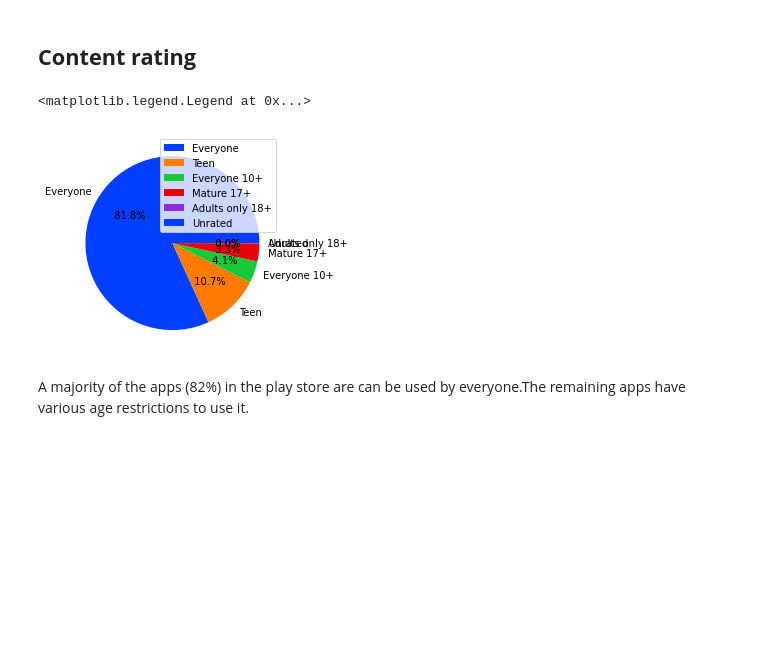
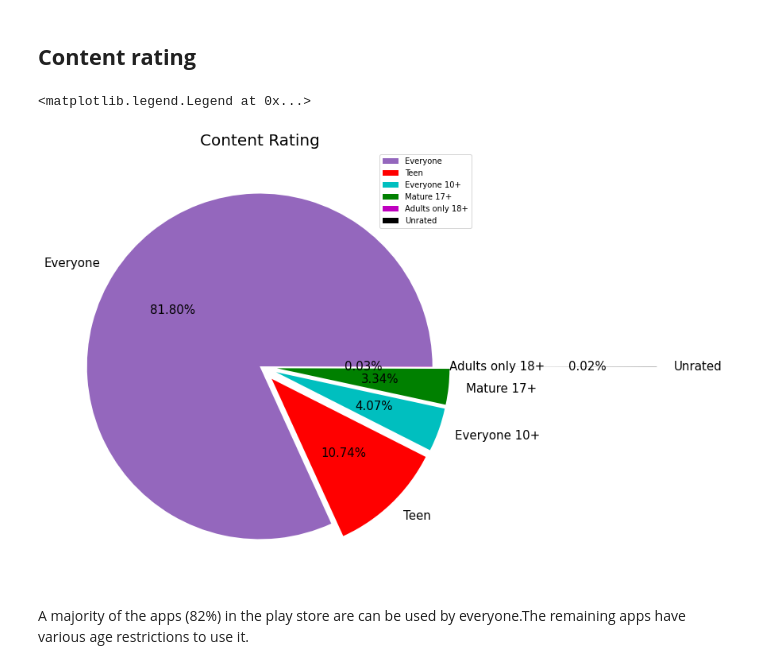
Before and after one commit to San13deep/Play-Store-App-Review-Analysis, a Jupyter notebook: Play_Store_App_Review_Analysis_Capstone_Project.ipynb, the cells around one changed output. Saved outputs shown, nothing was run; the diff lists cells and outputs as text; code cells hidden in the pictures; blank space fills up the shorter version.

```diff
--- a/Play_Store_App_Review_Analysis_Capstone_Project.ipynb
+++ b/Play_Store_App_Review_Analysis_Capstone_Project.ipynb
@@ -628,18 +631,18 @@ array(['Everyone', 'Teen', 'Everyone 10+', 'Mature 17+',
 # %%
 # Content rating of the apps
 data = ps_df['Content Rating'].value_counts()
 labels = ['Everyone', 'Teen', 'Everyone 10+', 'Mature 17+','Adults only 18+', 'Unrated']
 
-#define Seaborn color palette to use
-colors = sns.color_palette('bright')[0:5]
-
 #create pie chart
-plt.pie(data, labels = labels, colors = colors,autopct='%1.1f%%')
-
+plt.figure(figsize=(10,10))
+explode=(0,0.1,0.1,0.1,0.0,1.3)
+colors = ['C4', 'r', 'c', 'g', 'm', 'k']
+plt.pie(data, labels = labels, colors = colors, autopct='%.2f%%',explode=explode,textprops={'fontsize': 15})
+plt.title('Content Rating',size=20,loc='center')
 plt.legend()
 # %% [output]
 <matplotlib.legend.Legend at 0x...>
-[figure, old version]
+[figure, new version]
 # %% [markdown]
 A majority of the apps (82%) in the play store are can be used by everyone.The remaining apps have various age restrictions to use it.
 # %% [markdown]
```
Also changed, not shown: parts of 31 cells of this notebook.
